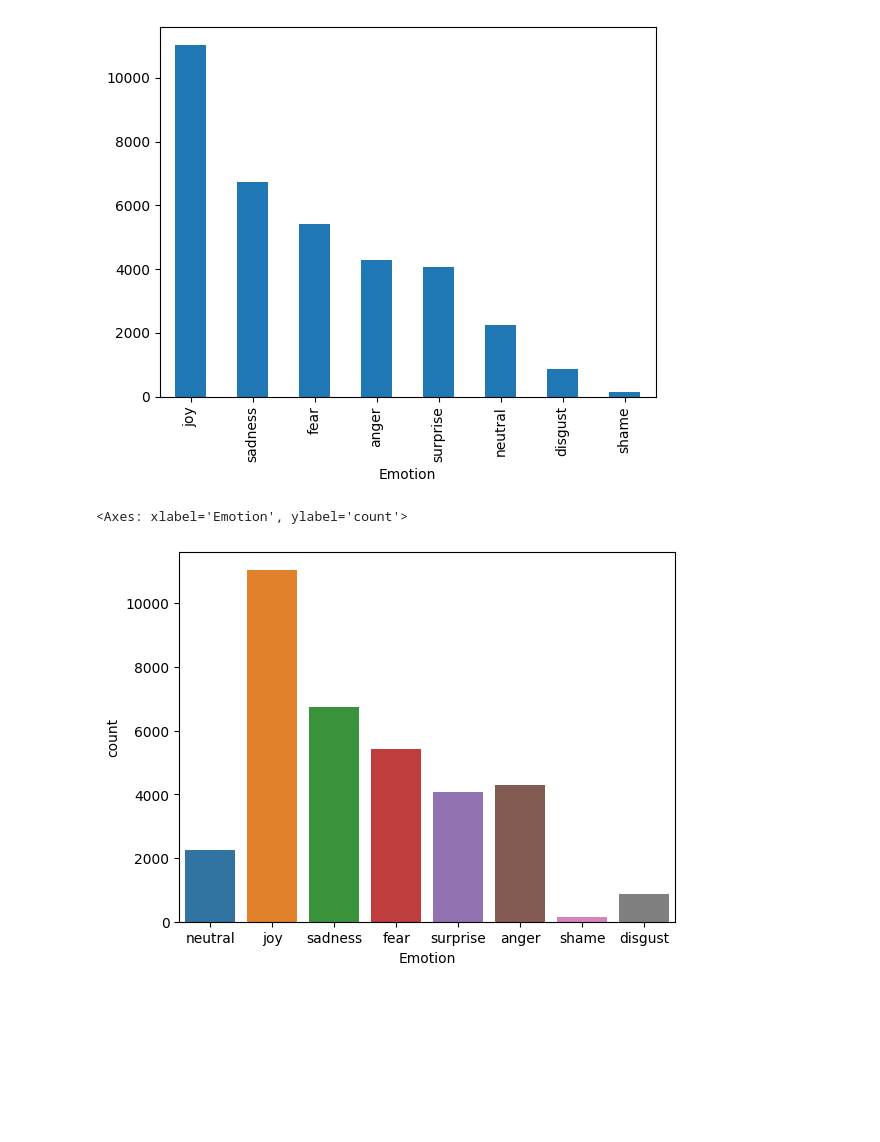
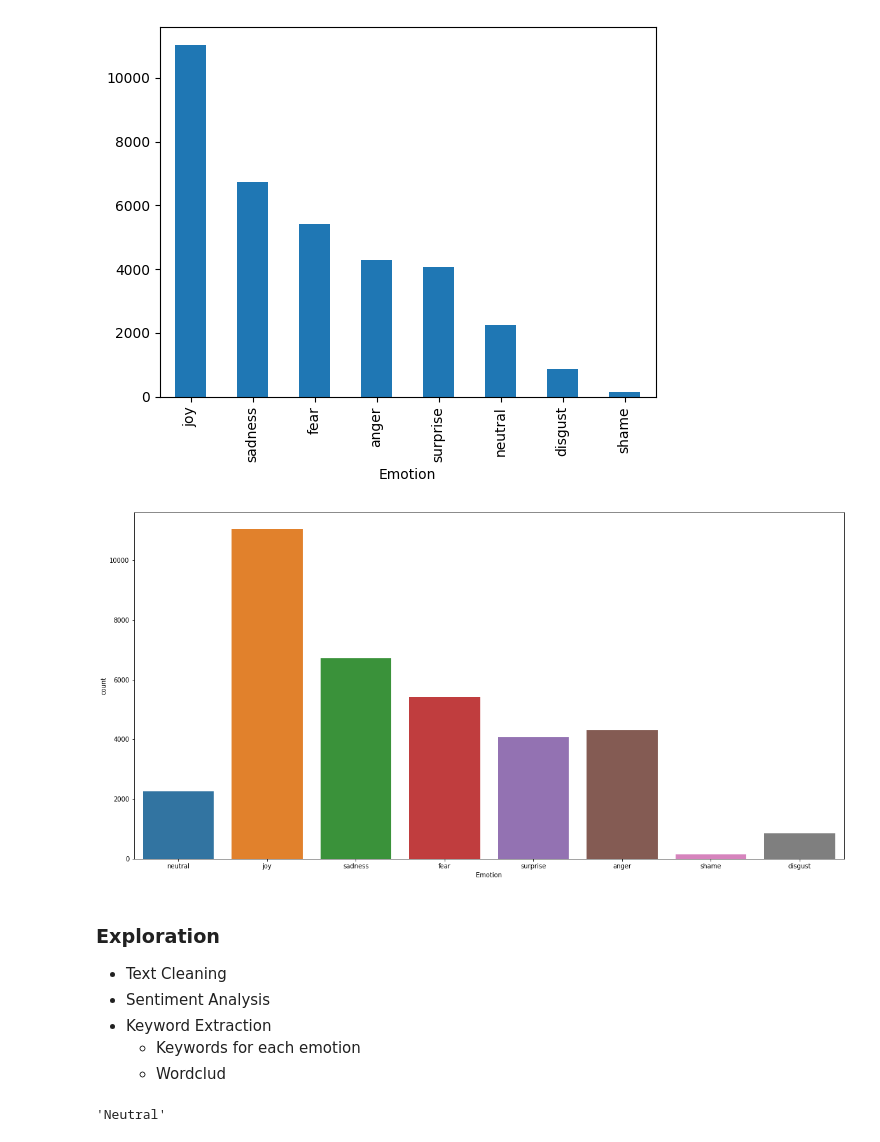
Before and after one commit to Mdsomratakbor/Machine-Learning, a Jupyter notebook: Emotion-Detection-of-Text/emotion-detection.ipynb, the cells around one changed output. Drawn from its saved outputs; the diff is of its cells as text; code cells hidden in the pictures; blank space fills up the shorter version.

```diff
--- a/Emotion-Detection-of-Text/emotion-detection.ipynb
+++ b/Emotion-Detection-of-Text/emotion-detection.ipynb
@@ -63,8 +63,16 @@ data['Emotion'].value_counts().plot(kind='bar')
 [figure]
 # %%
 #Using Seaborn to Plot
+plt.figure(figsize=(20,10))
 sns.countplot(x='Emotion', data=data)
+plt.show()
 # %% [output]
-<Axes: xlabel='Emotion', ylabel='count'>
-[figure, old version]
+[figure, new version]
+# %% [markdown]
+### Exploration
++ Text Cleaning
++ Sentiment Analysis
++ Keyword Extraction
+    - Keywords for each emotion
+    - Wordclud
 # %%
@@ -73,0 +92,5 @@ from textblob import TextBlob
+# %%
+# Test Fxn
+get_sentiment("I love coding")
+# %% [output]
+'Neutral'
```
Also changed, not shown: parts of 26 cells of this notebook.
